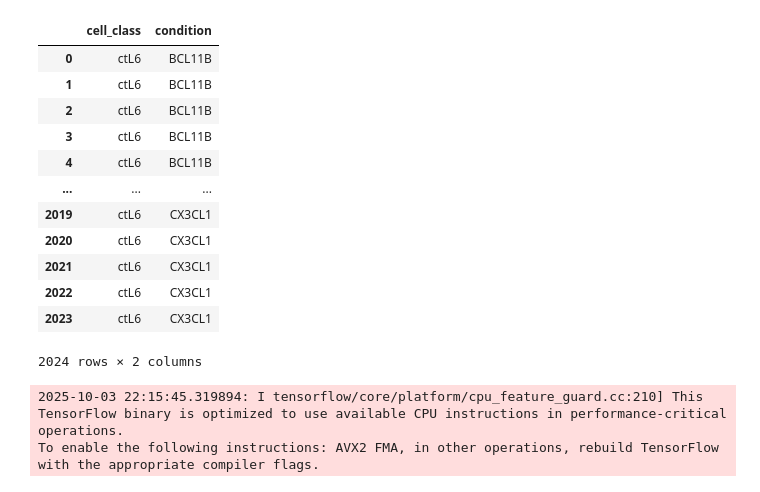
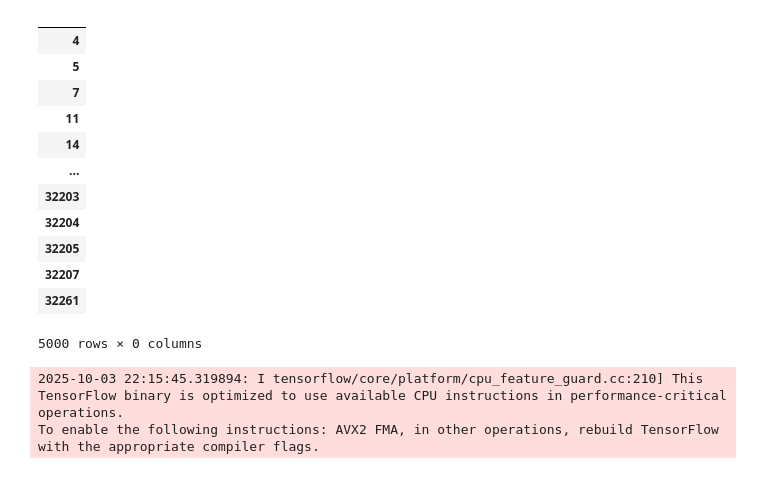
Before and after one commit to asunboi/proving-ground, a Jupyter notebook: 2_predict/check_prediction.ipynb, the cells around one changed output. Drawn from its saved outputs; the diff is of its cells as text; code cells hidden in the pictures.

```diff
--- a/2_predict/check_prediction.ipynb
+++ b/2_predict/check_prediction.ipynb
@@ -5,21 +5,21 @@ import pandas as pd
 # %%
 boli_state = sc.read_h5ad("logs/predict/runs/2025-09-24_08-49-57_boli_qual_high_amt_high/predictions/prediction_chunk_0.h5ad")
 # %%
-boli_state.obs
+boli_state.var
 # %% [output]
-|  | cell_class | condition |
-| 0 | ctL6 | BCL11B |
-| 1 | ctL6 | BCL11B |
-| 2 | ctL6 | BCL11B |
-| 3 | ctL6 | BCL11B |
-| 4 | ctL6 | BCL11B |
-| ... | ... | ... |
-| 2019 | ctL6 | CX3CL1 |
-| 2020 | ctL6 | CX3CL1 |
-| 2021 | ctL6 | CX3CL1 |
-| 2022 | ctL6 | CX3CL1 |
-| 2023 | ctL6 | CX3CL1 |
+|  |
+| 4 |
+| 5 |
+| 7 |
+| 11 |
+| 14 |
+| ... |
+| 32203 |
+| 32204 |
+| 32205 |
+| 32207 |
+| 32261 |
-2024 rows × 2 columns
+5000 rows × 0 columns
 # %%
 sc.pp.pca(boli_state, n_comps = 50)
 sc.pp.neighbors(boli_state)
```
Also changed, not shown: 4 other files.
